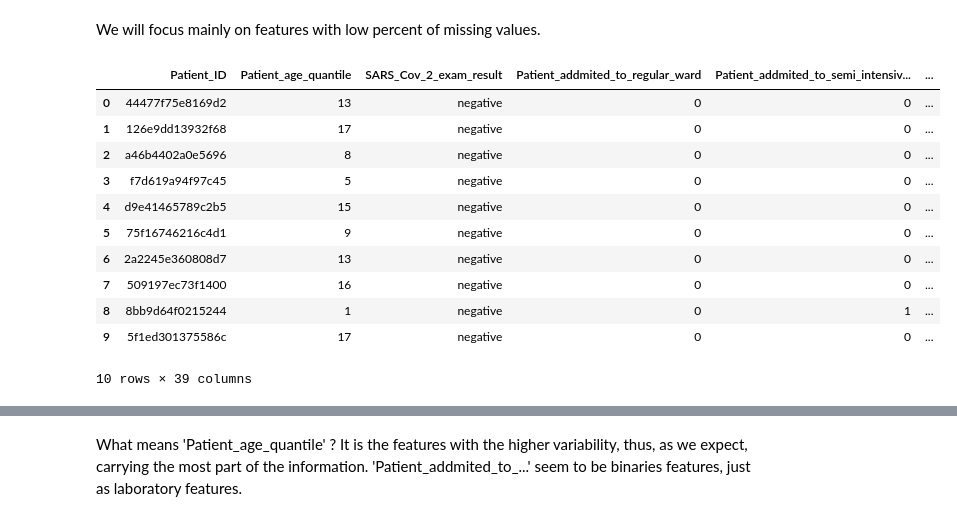
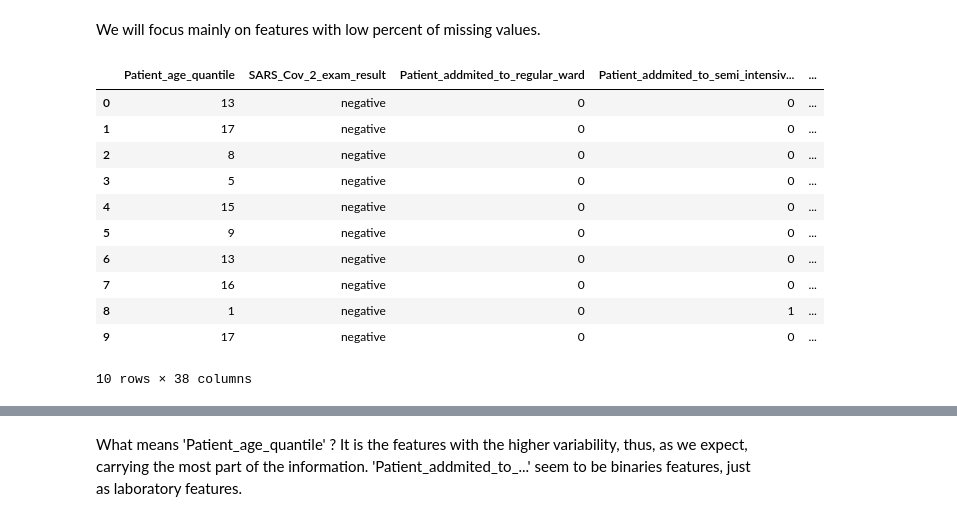
Before and after one commit to AnthonyJaquaniello/Machine_Learning, a Jupyter notebook: src/Covid.ipynb, the cells around one changed output, grey strips where cells are left out. Saved outputs shown, nothing was run; the diff lists cells and outputs as text; code cells hidden in the pictures.

```diff
--- a/src/Covid.ipynb
+++ b/src/Covid.ipynb
@@ -202,23 +202,23 @@ We will focus mainly on features with low percent of missing values.
 # %%
 THRESHOLD = 0.90
 DELTA = 0.001
 
 mask = df_missing_data_percent <= THRESHOLD + DELTA
-covid_filtered_features = covid[list(df_missing_data_percent[mask].index)]
+covid_filtered_features = covid[list(df_missing_data_percent[mask].index)].drop(axis=1, columns=['Patient_ID'])
 covid_filtered_features.head(n=10)
 # %% [output]
-|  | Patient_ID | Patient_age_quantile | SARS_Cov_2_exam_result | Patient_addmited_to_regular_ward | Patient_addmited_to_semi_intensiv... | ... |
-| 0 | 44477f75e8169d2 | 13 | negative | 0 | 0 | ... |
-| 1 | 126e9dd13932f68 | 17 | negative | 0 | 0 | ... |
-| 2 | a46b4402a0e5696 | 8 | negative | 0 | 0 | ... |
-| 3 | f7d619a94f97c45 | 5 | negative | 0 | 0 | ... |
-| 4 | d9e41465789c2b5 | 15 | negative | 0 | 0 | ... |
-| 5 | 75f16746216c4d1 | 9 | negative | 0 | 0 | ... |
-| 6 | 2a2245e360808d7 | 13 | negative | 0 | 0 | ... |
-| 7 | 509197ec73f1400 | 16 | negative | 0 | 0 | ... |
-| 8 | 8bb9d64f0215244 | 1 | negative | 0 | 1 | ... |
-| 9 | 5f1ed301375586c | 17 | negative | 0 | 0 | ... |
+|  | Patient_age_quantile | SARS_Cov_2_exam_result | Patient_addmited_to_regular_ward | Patient_addmited_to_semi_intensiv... | ... |
+| 0 | 13 | negative | 0 | 0 | ... |
+| 1 | 17 | negative | 0 | 0 | ... |
+| 2 | 8 | negative | 0 | 0 | ... |
+| 3 | 5 | negative | 0 | 0 | ... |
+| 4 | 15 | negative | 0 | 0 | ... |
+| 5 | 9 | negative | 0 | 0 | ... |
+| 6 | 13 | negative | 0 | 0 | ... |
+| 7 | 16 | negative | 0 | 0 | ... |
+| 8 | 1 | negative | 0 | 1 | ... |
+| 9 | 17 | negative | 0 | 0 | ... |
-10 rows × 39 columns
+10 rows × 38 columns
 # %%
 covid_filtered_features.describe()
 # %% [output]
```
Also changed, not shown: parts of 21 cells of this notebook.
